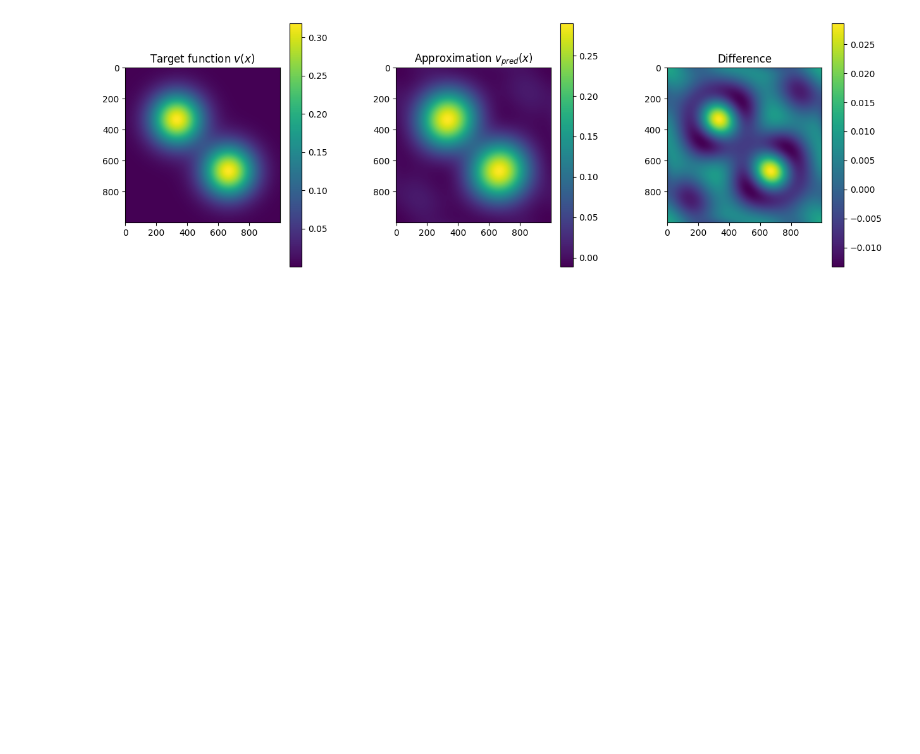
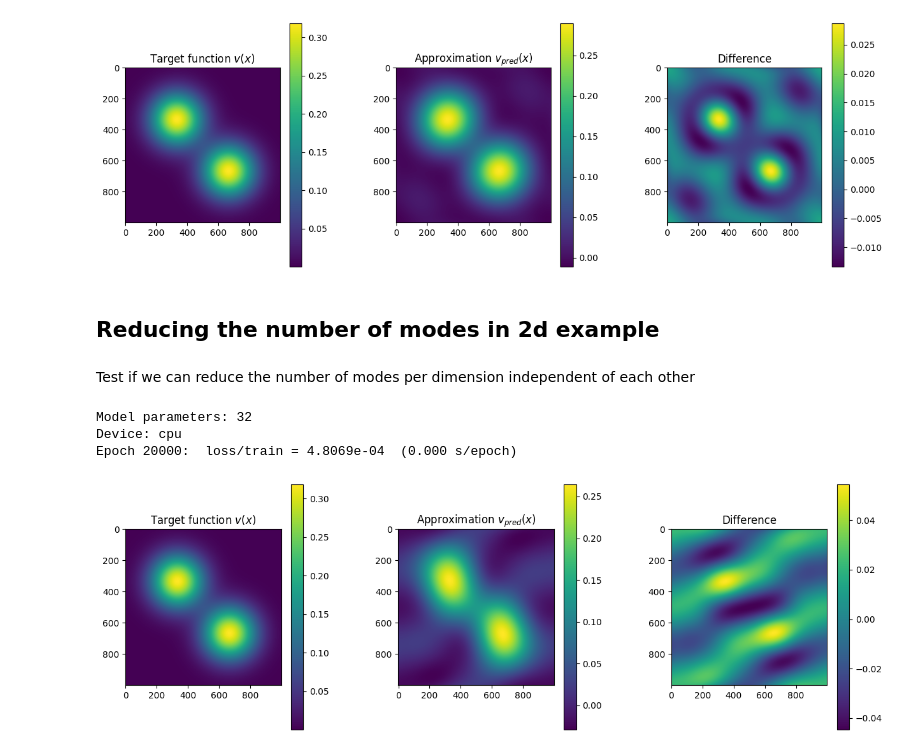
Before and after one commit to aai-institute/continuiti, a Jupyter notebook: examples/fourierneuraloperator.ipynb, the cells around one changed output. Saved outputs shown, nothing was run; the diff lists cells and outputs as text; code cells hidden in the pictures; blank space fills up the shorter version.

```diff
--- a/examples/fourierneuraloperator.ipynb
+++ b/examples/fourierneuraloperator.ipynb
@@ -331,3 +326,41 @@ ax3.set_title("Difference")
 fig.subplots_adjust(wspace=0.4)
 # %% [output]
 [figure]
+# %% [markdown]
+## Reducing the number of modes in 2d example
+# %% [markdown]
+Test if we can reduce the number of modes per dimension independent of each other
+# %%
+model = FourierLayer(shapes=dataset_2d.shapes, num_modes=(4, 14))
+
+optimizer = torch.optim.Adam(model.parameters(), lr=0.001)
+trainer = Trainer(model, device=device, optimizer=optimizer)
+# %%
+trainer.fit(dataset_2d, epochs=20000)
+# %% [output]
+Model parameters: 32
+Device: cpu
+Epoch 20000:  loss/train = 4.8069e-04  (0.000 s/epoch)
+# %%
+# evaluate prediction
+y_plot = x_reshaped_fine
+v_pred = model(x_i, u_reshaped, y_plot)
+v_pred_reshaped = v_pred[batch_idx].reshape(N2, N2)
+# %%
+fig, (ax1, ax2, ax3) = plt.subplots(1, 3, figsize=[15, 5], )
+
+img = ax1.imshow(v_reshaped_fine.detach().reshape(N2, N2))
+fig.colorbar(img)
+ax1.set_title(r"Target function $v(x)$")
+
+img2 = ax2.imshow(v_pred_reshaped.detach().reshape(N2, N2))
+fig.colorbar(img2)
+ax2.set_title(r"Approximation $v_{pred}(x)$")
+
+img3 = ax3.imshow(v_reshaped_fine.detach().reshape(N2, N2) - v_pred_reshaped.detach())
+fig.colorbar(img3)
+ax3.set_title("Difference")
+
+fig.subplots_adjust(wspace=0.4)
+# %% [output]
+[figure, added]
```
Also changed, not shown: parts of 26 cells of this notebook.
